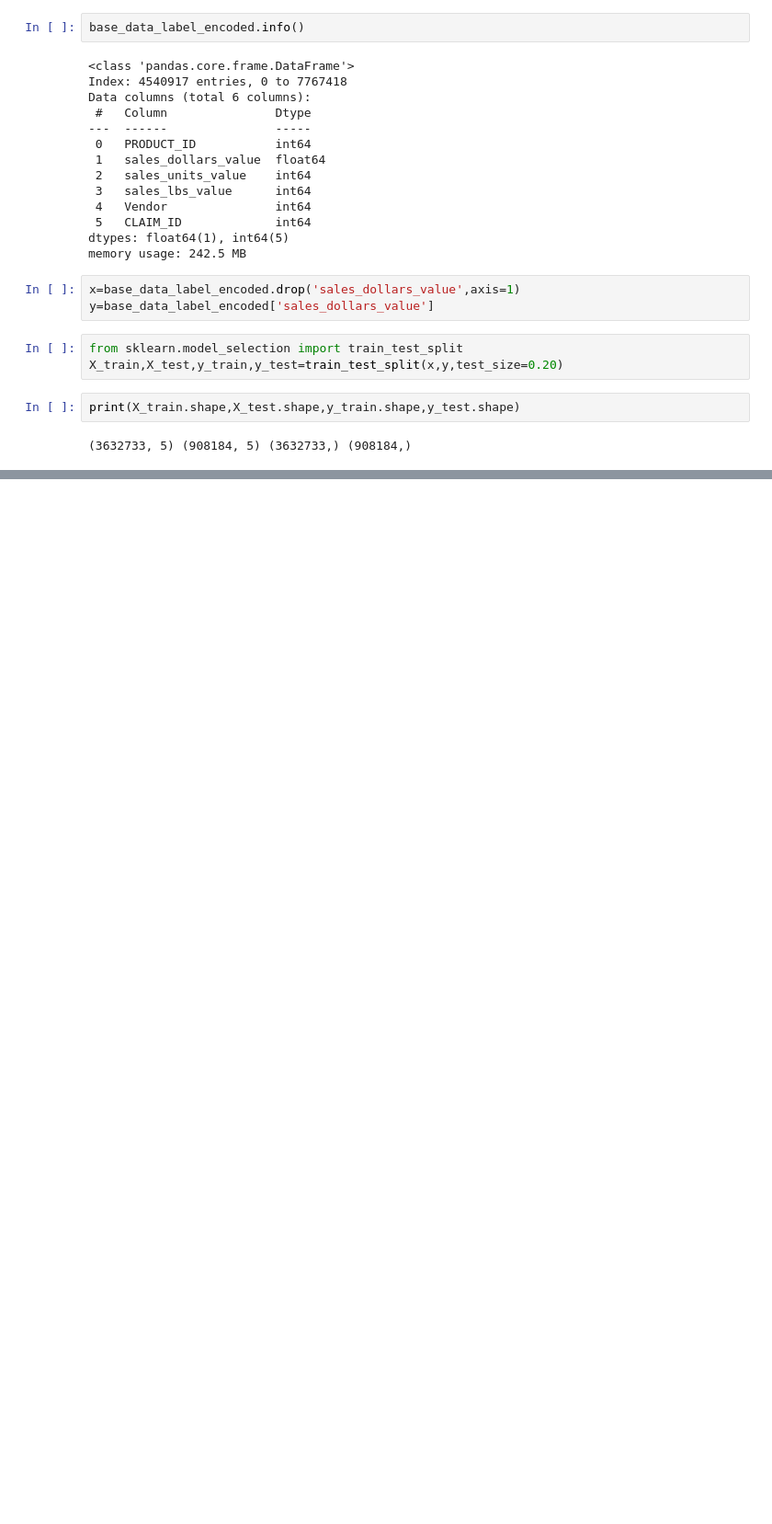
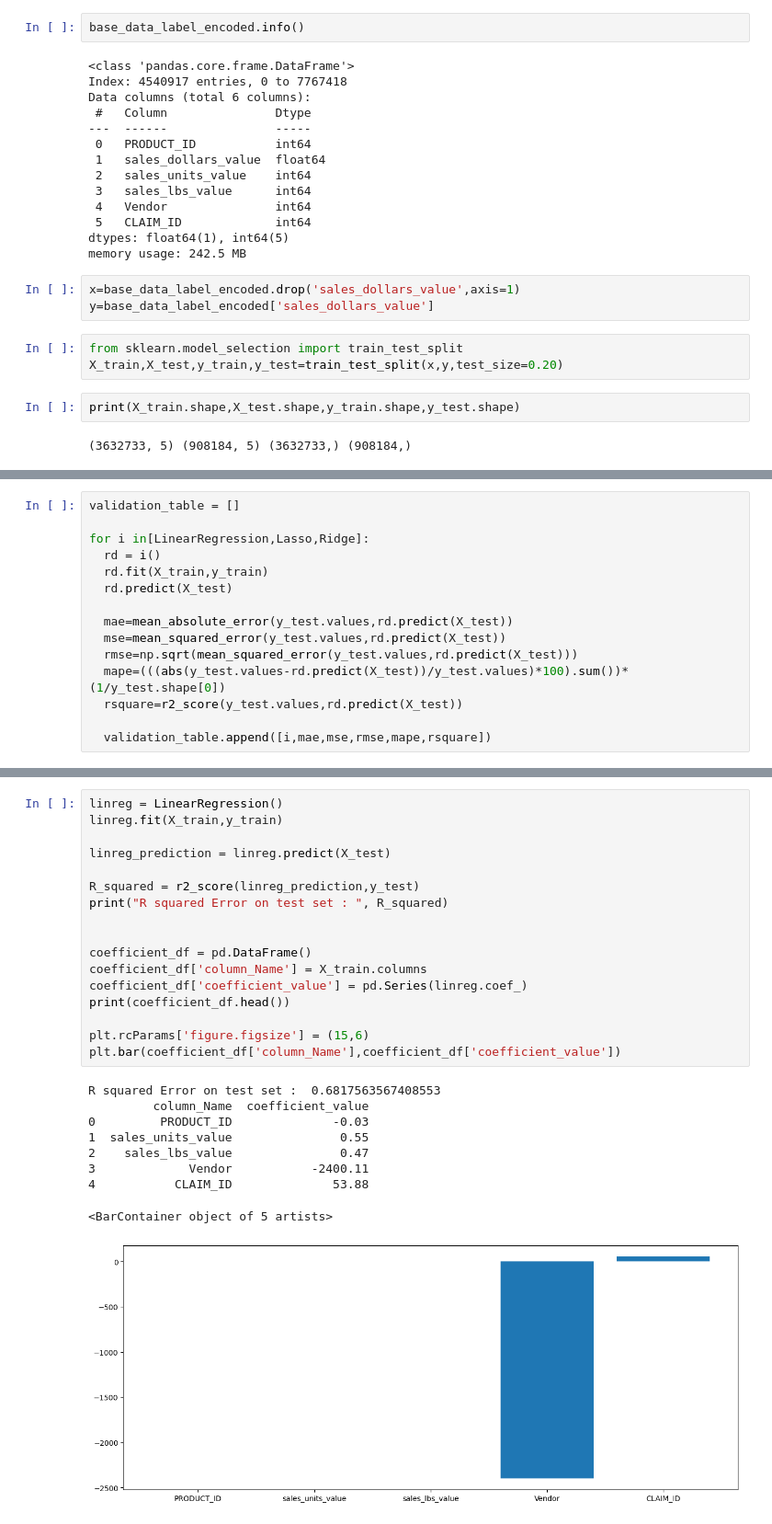
Before and after one commit to karthikeya-1508/ML_prac_files, a Jupyter notebook: Regression_Projects/Sales_project/sales_project.ipynb, the cells around one changed output, grey strips where cells are left out. Shown at 92% size. Saved outputs shown, nothing was run; the diff lists cells and outputs as text; blank space fills up the shorter version.

Commit message:
sales-project

```diff
--- a/Regression_Projects/Sales_project/sales_project.ipynb
+++ b/Regression_Projects/Sales_project/sales_project.ipynb
@@ -885,0 +890,15 @@ np.float64(12953308766.80522)
+# %%
+validation_table = []
+
+for i in[LinearRegression,Lasso,Ridge]:
+  rd = i()
+  rd.fit(X_train,y_train)
+  rd.predict(X_test)
+
+  mae=mean_absolute_error(y_test.values,rd.predict(X_test))
+  mse=mean_squared_error(y_test.values,rd.predict(X_test))
+  rmse=np.sqrt(mean_squared_error(y_test.values,rd.predict(X_test)))
+  mape=(((abs(y_test.values-rd.predict(X_test))/y_test.values)*100).sum())*(1/y_test.shape[0])
+  rsquare=r2_score(y_test.values,rd.predict(X_test))
+
+  validation_table.append([i,mae,mse,rmse,mape,rsquare])
@@ -885,0 +1056,27 @@ np.float64(12953308766.80522)
+# %%
+linreg = LinearRegression()
+linreg.fit(X_train,y_train)
+
+linreg_prediction = linreg.predict(X_test)
+
+R_squared = r2_score(linreg_prediction,y_test)
+print("R squared Error on test set : ", R_squared)
+
+
+coefficient_df = pd.DataFrame()
+coefficient_df['column_Name'] = X_train.columns
+coefficient_df['coefficient_value'] = pd.Series(linreg.coef_)
+print(coefficient_df.head())
+
+plt.rcParams['figure.figsize'] = (15,6)
+plt.bar(coefficient_df['column_Name'],coefficient_df['coefficient_value'])
+# %% [output]
+R squared Error on test set :  0.6817563567408553
+         column_Name  coefficient_value
+0         PRODUCT_ID              -0.03
+1  sales_units_value               0.55
+2    sales_lbs_value               0.47
+3             Vendor           -2400.11
+4           CLAIM_ID              53.88
+<BarContainer object of 5 artists>
+[figure, added]
```
Also changed, not shown: parts of 23 cells of this notebook.
